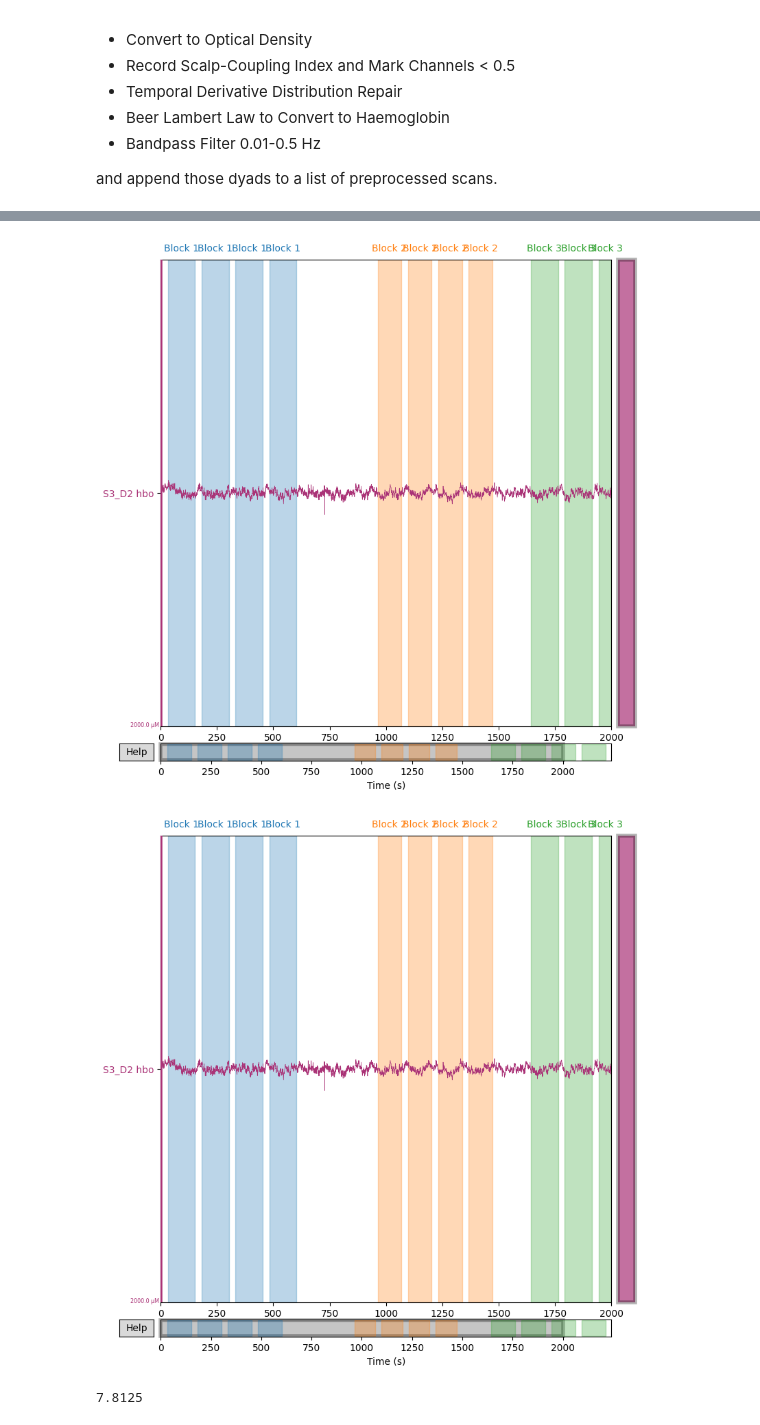
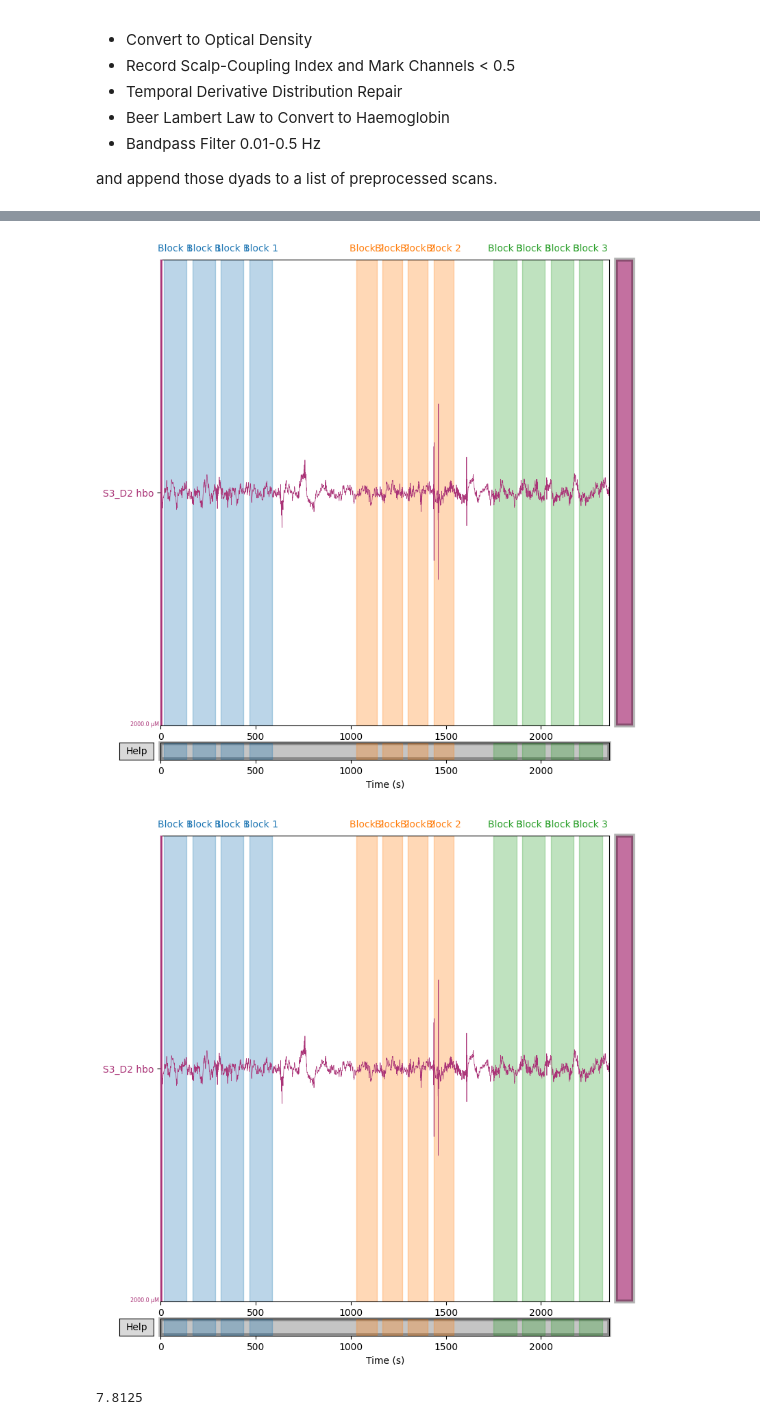
Before and after one commit to ChildBrainLab/LCBDtools, a Jupyter notebook: scripts/NIRS/notebooks/fnirs-synchrony-eDOC.ipynb, the cells around one changed output, grey strips where cells are left out. Drawn from its saved outputs; the diff is of its cells as text; code cells hidden in the pictures.

```diff
--- a/scripts/NIRS/notebooks/fnirs-synchrony-eDOC.ipynb
+++ b/scripts/NIRS/notebooks/fnirs-synchrony-eDOC.ipynb
@@ -627,9 +686,9 @@ Bad channels in subject 5047c : ['S3_D2 760', 'S3_D2 850']
 # %%
-# example plot for 2200 seconds
-pps[10][1].copy().pick(['S3_D2 hbo']).plot(duration=2000, scalings=0.001)
+# example plot for 3000 seconds
+pps[7][0].copy().pick(['S3_D2 hbo']).plot(duration=3000, scalings=0.001)
 # %% [output]
-[figure, old version]
+[figure, new version]
-[figure, old version]
+[figure, new version]
 # %%
 sampling_rate = pps[0][0].info['sfreq']
 print(sampling_rate)
```
Also changed, not shown: parts of 127 cells of this notebook, 15 other files.
